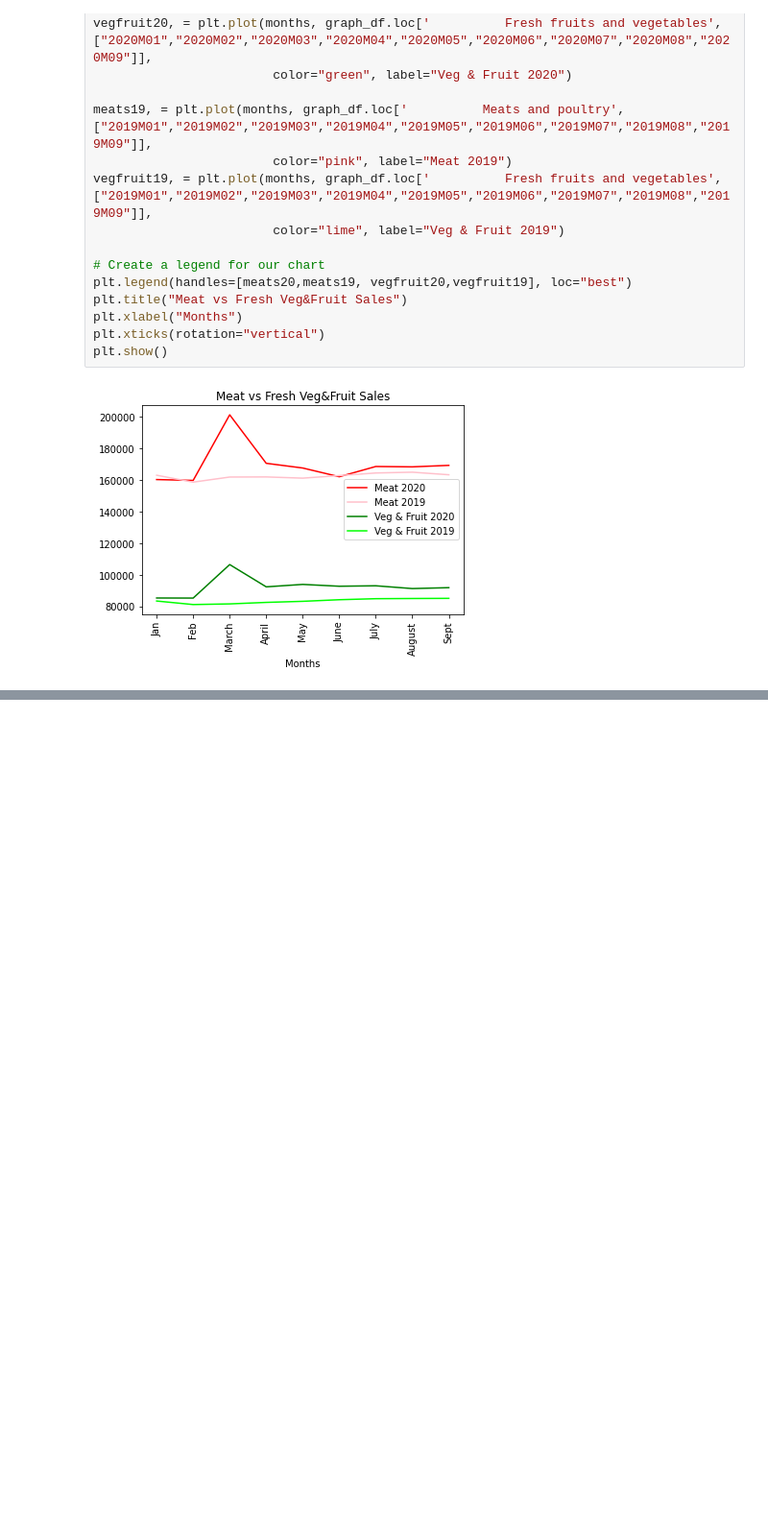
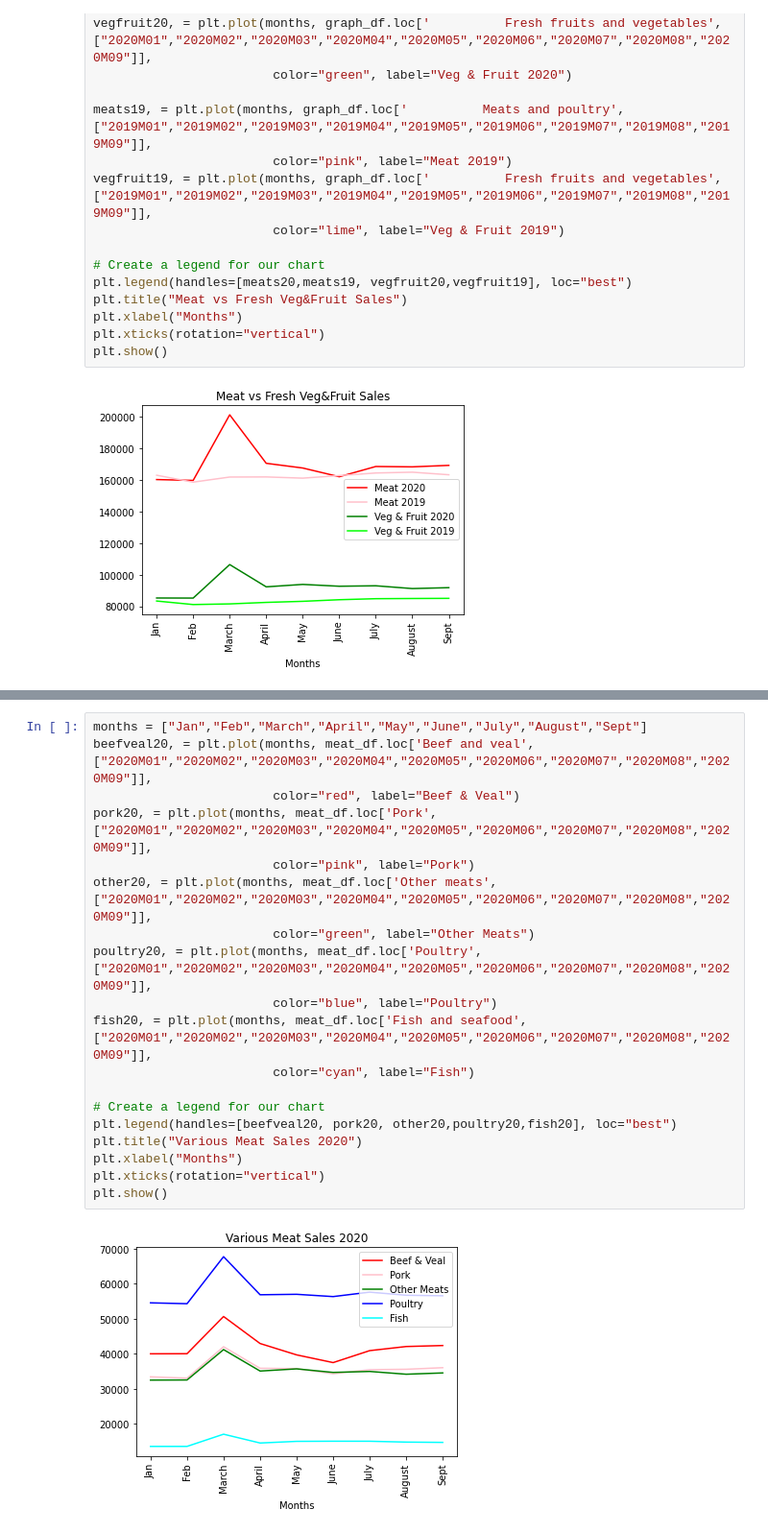
Before and after one commit to staceywai/bootcamp-project, a Jupyter notebook: Meat&VegSales.ipynb, the cells around one changed output, grey strips where cells are left out. Shown at 96% size. Drawn from its saved outputs; the diff is of its cells as text; blank space fills up the shorter version.

```diff
--- a/Meat&VegSales.ipynb
+++ b/Meat&VegSales.ipynb
@@ -90,0 +200,21 @@ plt.show()
+# %%
+months = ["Jan","Feb","March","April","May","June","July","August","Sept"]
+beefveal20, = plt.plot(months, meat_df.loc['Beef and veal',["2020M01","2020M02","2020M03","2020M04","2020M05","2020M06","2020M07","2020M08","2020M09"]],
+                        color="red", label="Beef & Veal")
+pork20, = plt.plot(months, meat_df.loc['Pork',["2020M01","2020M02","2020M03","2020M04","2020M05","2020M06","2020M07","2020M08","2020M09"]],
+                        color="pink", label="Pork")
+other20, = plt.plot(months, meat_df.loc['Other meats',["2020M01","2020M02","2020M03","2020M04","2020M05","2020M06","2020M07","2020M08","2020M09"]],
+                        color="green", label="Other Meats")
+poultry20, = plt.plot(months, meat_df.loc['Poultry',["2020M01","2020M02","2020M03","2020M04","2020M05","2020M06","2020M07","2020M08","2020M09"]],
+                        color="blue", label="Poultry")
+fish20, = plt.plot(months, meat_df.loc['Fish and seafood',["2020M01","2020M02","2020M03","2020M04","2020M05","2020M06","2020M07","2020M08","2020M09"]],
+                        color="cyan", label="Fish")
+
+# Create a legend for our chart
+plt.legend(handles=[beefveal20, pork20, other20,poultry20,fish20], loc="best")
+plt.title("Various Meat Sales 2020")
+plt.xlabel("Months")
+plt.xticks(rotation="vertical")
+plt.show()
+# %% [output]
+[figure, added]
```
Also changed, not shown: parts of 15 cells of this notebook, 1 other file.
